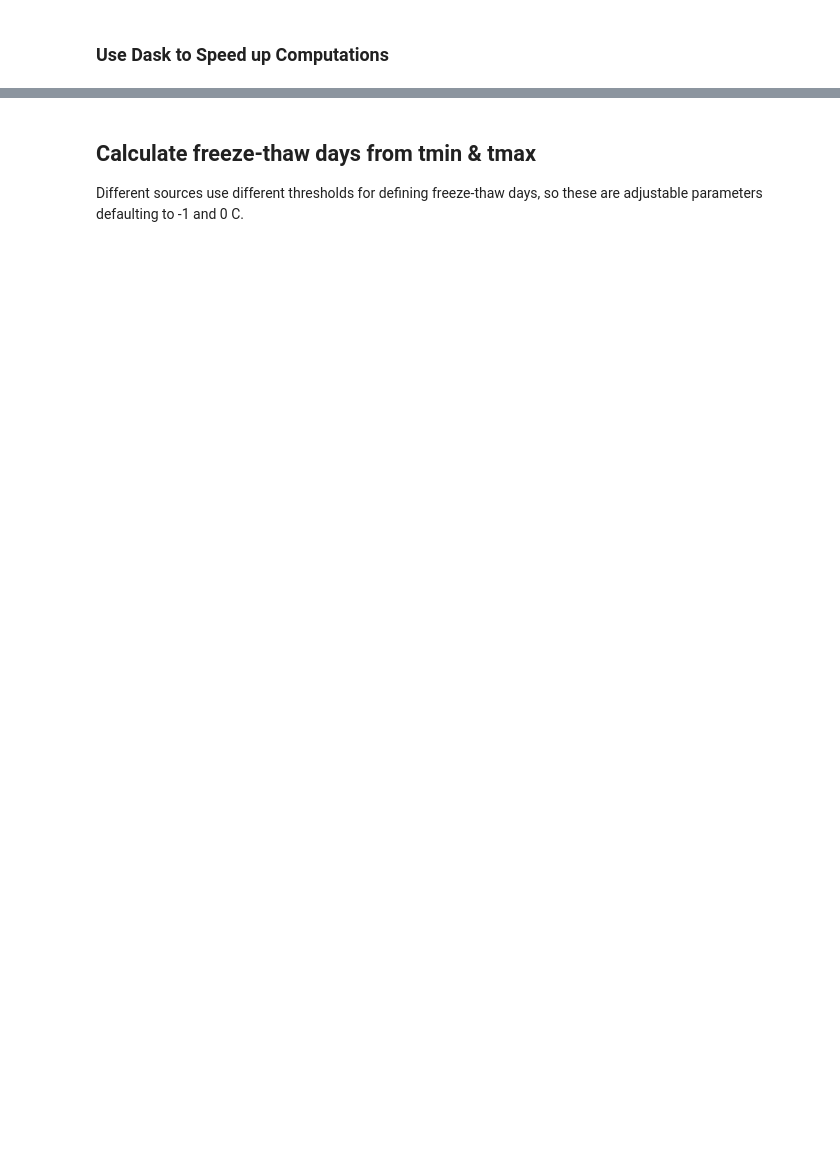
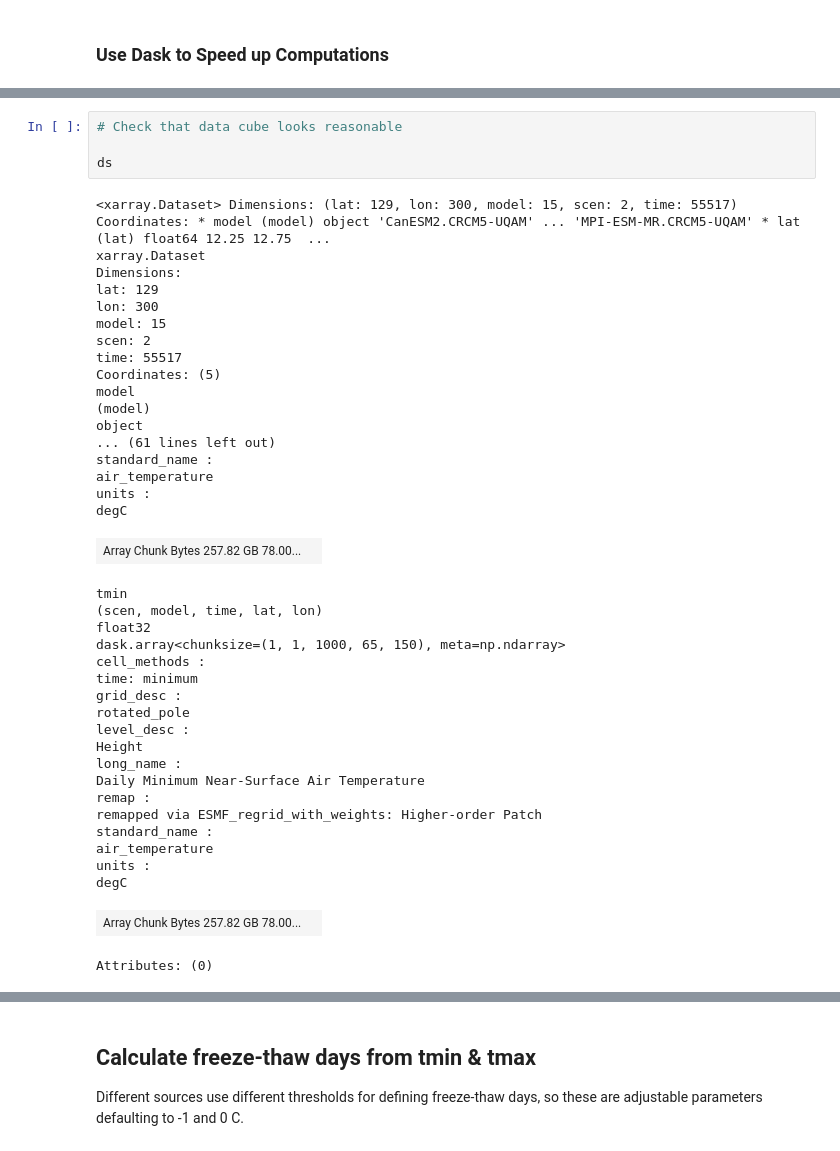
Before and after one commit to anissa111/na-cordex-zarr-jnb, a Jupyter notebook: notebooks/na-cordex/freeze-thaw-day-calculation.ipynb, the cells around one changed output, grey strips where cells are left out. Cells and saved outputs as stored; diff of their text form; blank space fills up the shorter version.

```diff
--- a/notebooks/na-cordex/freeze-thaw-day-calculation.ipynb
+++ b/notebooks/na-cordex/freeze-thaw-day-calculation.ipynb
@@ -45,0 +95,43 @@ VBox(children=(HTML(value='<h2>NCARCluster</h2>'), HBox(children=(HTML(value='\n
+# %%
+# Check that data cube looks reasonable
+
+ds
+# %% [output]
+<xarray.Dataset> Dimensions: (lat: 129, lon: 300, model: 15, scen: 2, time: 55517) Coordinates: * model (model) object 'CanESM2.CRCM5-UQAM' ... 'MPI-ESM-MR.CRCM5-UQAM' * lat (lat) float64 12.25 12.75  ...
+xarray.Dataset
+Dimensions:
+lat: 129
+lon: 300
+model: 15
+scen: 2
+time: 55517
+Coordinates: (5)
+model
+(model)
+object
+... (61 lines left out)
+standard_name :
+air_temperature
+units :
+degC
+| Array Chunk Bytes 257.82 GB 78.00... |  |
+tmin
+(scen, model, time, lat, lon)
+float32
+dask.array<chunksize=(1, 1, 1000, 65, 150), meta=np.ndarray>
+cell_methods :
+time: minimum
+grid_desc :
+rotated_pole
+level_desc :
+Height
+long_name :
+Daily Minimum Near-Surface Air Temperature
+remap :
+remapped via ESMF_regrid_with_weights: Higher-order Patch
+standard_name :
+air_temperature
+units :
+degC
+| Array Chunk Bytes 257.82 GB 78.00... |  |
+Attributes: (0)
```
Also changed, not shown: parts of 32 cells of this notebook.
